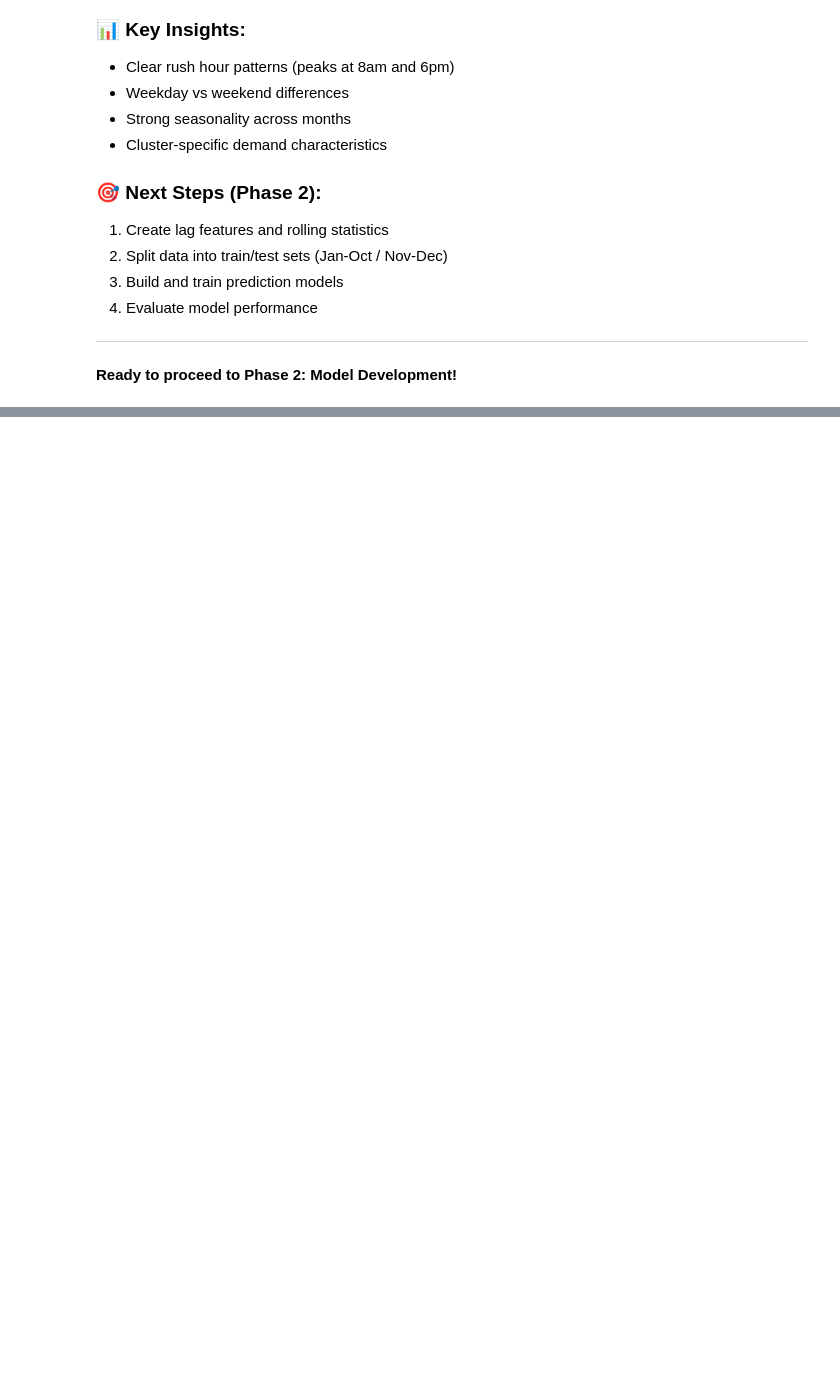
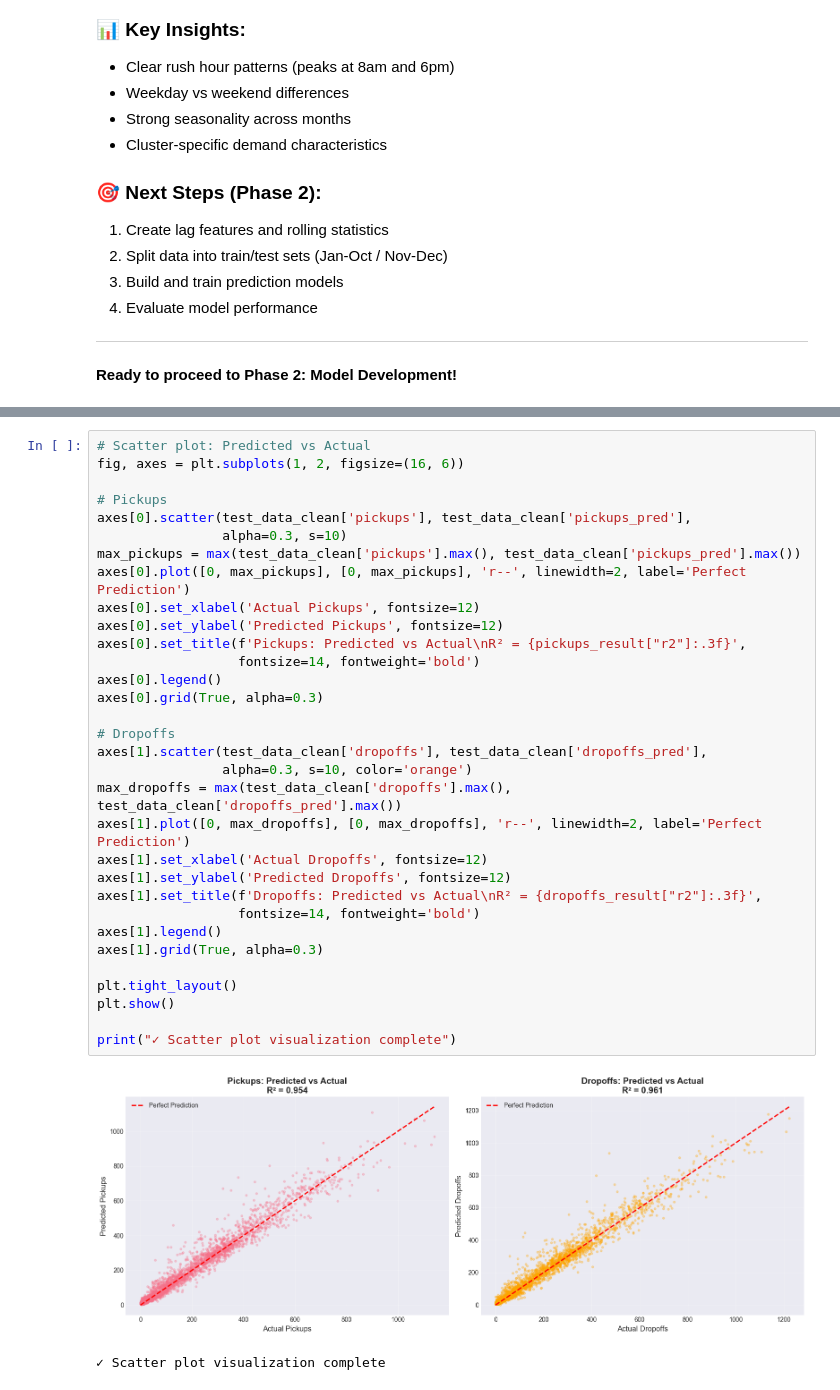
Before and after one commit to dtukrelle/Analysis-of-NY-Citi-Bike-stations, a Jupyter notebook: task2_demand_prediction.ipynb, the cells around one changed output, grey strips where cells are left out. Saved outputs shown, nothing was run; the diff lists cells and outputs as text; blank space fills up the shorter version.

```diff
--- a/task2_demand_prediction.ipynb
+++ b/task2_demand_prediction.ipynb
@@ -707,0 +1348,35 @@ print(f"  - Total dropoffs: {demand['dropoffs'].sum():,}")
+# %%
+# Scatter plot: Predicted vs Actual
+fig, axes = plt.subplots(1, 2, figsize=(16, 6))
+
+# Pickups
+axes[0].scatter(test_data_clean['pickups'], test_data_clean['pickups_pred'],
+                alpha=0.3, s=10)
+max_pickups = max(test_data_clean['pickups'].max(), test_data_clean['pickups_pred'].max())
+axes[0].plot([0, max_pickups], [0, max_pickups], 'r--', linewidth=2, label='Perfect Prediction')
+axes[0].set_xlabel('Actual Pickups', fontsize=12)
+axes[0].set_ylabel('Predicted Pickups', fontsize=12)
+axes[0].set_title(f'Pickups: Predicted vs Actual\nR² = {pickups_result["r2"]:.3f}',
+                  fontsize=14, fontweight='bold')
+axes[0].legend()
+axes[0].grid(True, alpha=0.3)
+
+# Dropoffs
+axes[1].scatter(test_data_clean['dropoffs'], test_data_clean['dropoffs_pred'],
+                alpha=0.3, s=10, color='orange')
+max_dropoffs = max(test_data_clean['dropoffs'].max(), test_data_clean['dropoffs_pred'].max())
+axes[1].plot([0, max_dropoffs], [0, max_dropoffs], 'r--', linewidth=2, label='Perfect Prediction')
+axes[1].set_xlabel('Actual Dropoffs', fontsize=12)
+axes[1].set_ylabel('Predicted Dropoffs', fontsize=12)
+axes[1].set_title(f'Dropoffs: Predicted vs Actual\nR² = {dropoffs_result["r2"]:.3f}',
+                  fontsize=14, fontweight='bold')
+axes[1].legend()
+axes[1].grid(True, alpha=0.3)
+
+plt.tight_layout()
+plt.show()
+
+print("✓ Scatter plot visualization complete")
+# %% [output]
+[figure, added]
+✓ Scatter plot visualization complete
```
Also changed, not shown: parts of 38 cells of this notebook.
